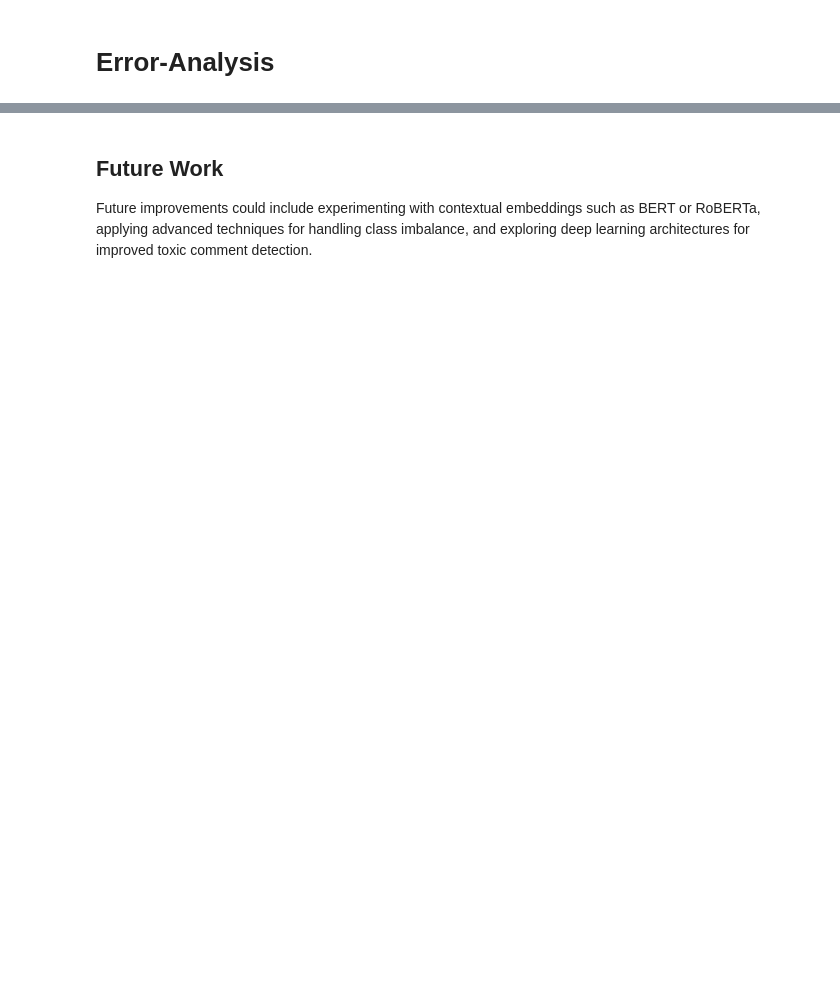
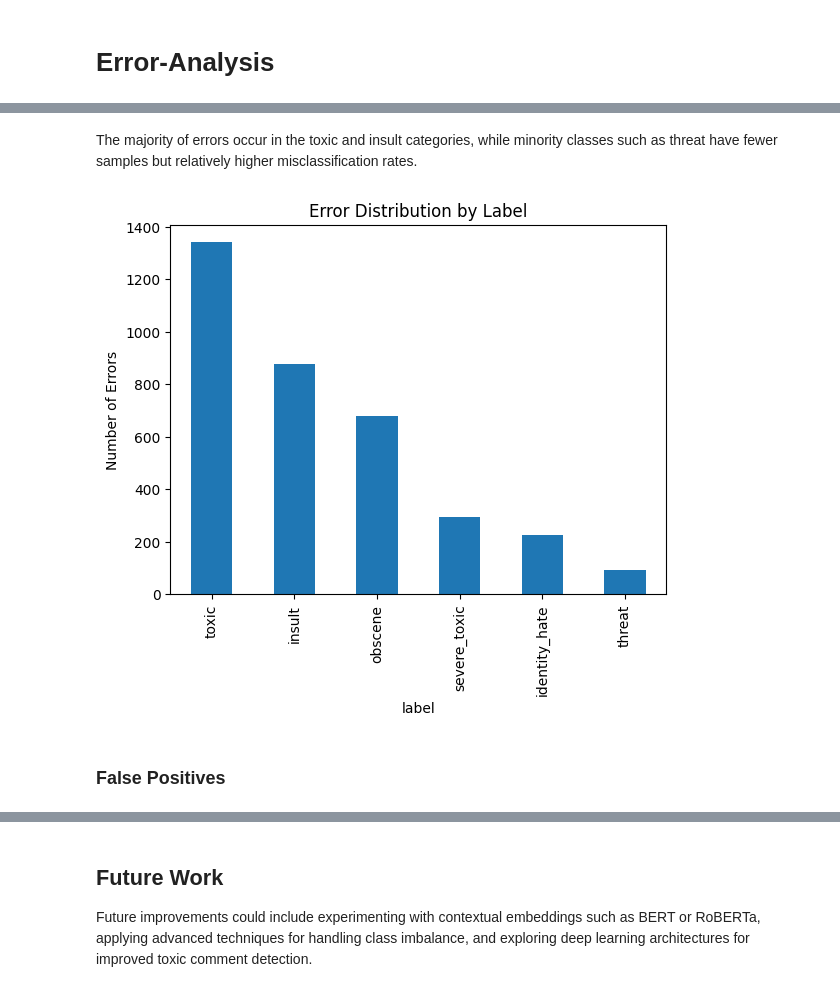
Before and after one commit to nehaayadav/Toxic-comment-classification, a Jupyter notebook: notebooks/03_Modelling.ipynb, the cells around one changed output, grey strips where cells are left out. Drawn from its saved outputs; the diff is of its cells as text; code cells hidden in the pictures; blank space fills up the shorter version.

Commit message:
Fix notebook merge conflict and update modelling

```diff
--- a/notebooks/03_Modelling.ipynb
+++ b/notebooks/03_Modelling.ipynb
@@ -551,10 +550,7 @@ Logistic Regression achieved the highest ROC-AUC scores due to its probabilistic
 # %% [markdown]
 ## Hyperparameter Tuning – Linear SVM
 # %%
-from sklearn.model_selection import GridSearchCV
-from sklearn.svm import LinearSVC
-
-svm_model = OneVsRestClassifier(LinearSVC())
+svm_model = OneVsRestClassifier(LinearSVC(max_iter=5000))
 
 param_grid = {
     "estimator__C": [0.01, 0.1, 1, 10],
@@ -645,0 +635,21 @@ The misclassified examples reveal that many errors occur when toxicity is expres
+# %%
+error_list = []
+
+for i, label in enumerate(labels):
+
+    temp = pd.DataFrame({
+        "comment_text": X_test["comment_text"],
+        "true": y_test[label],
+        "pred": y_pred_svm_tuned[:, i]
+    })
+
+    temp["label"] = label
+
+    # keep only mistakes
+    temp = temp[temp["true"] != temp["pred"]]
+
+    error_list.append(temp)
+
+errors = pd.concat(error_list)
+
+errors
@@ -645,0 +681,11 @@ The misclassified examples reveal that many errors occur when toxicity is expres
+# %% [markdown]
+The majority of errors occur in the toxic and insult categories, while minority classes such as threat have fewer samples but relatively higher misclassification rates.
+# %%
+errors["label"].value_counts().plot(kind="bar")
+plt.title("Error Distribution by Label")
+plt.ylabel("Number of Errors")
+plt.show()
+# %% [output]
+[figure, added]
+# %% [markdown]
+### False Positives
```
Also changed, not shown: parts of 31 cells of this notebook.
